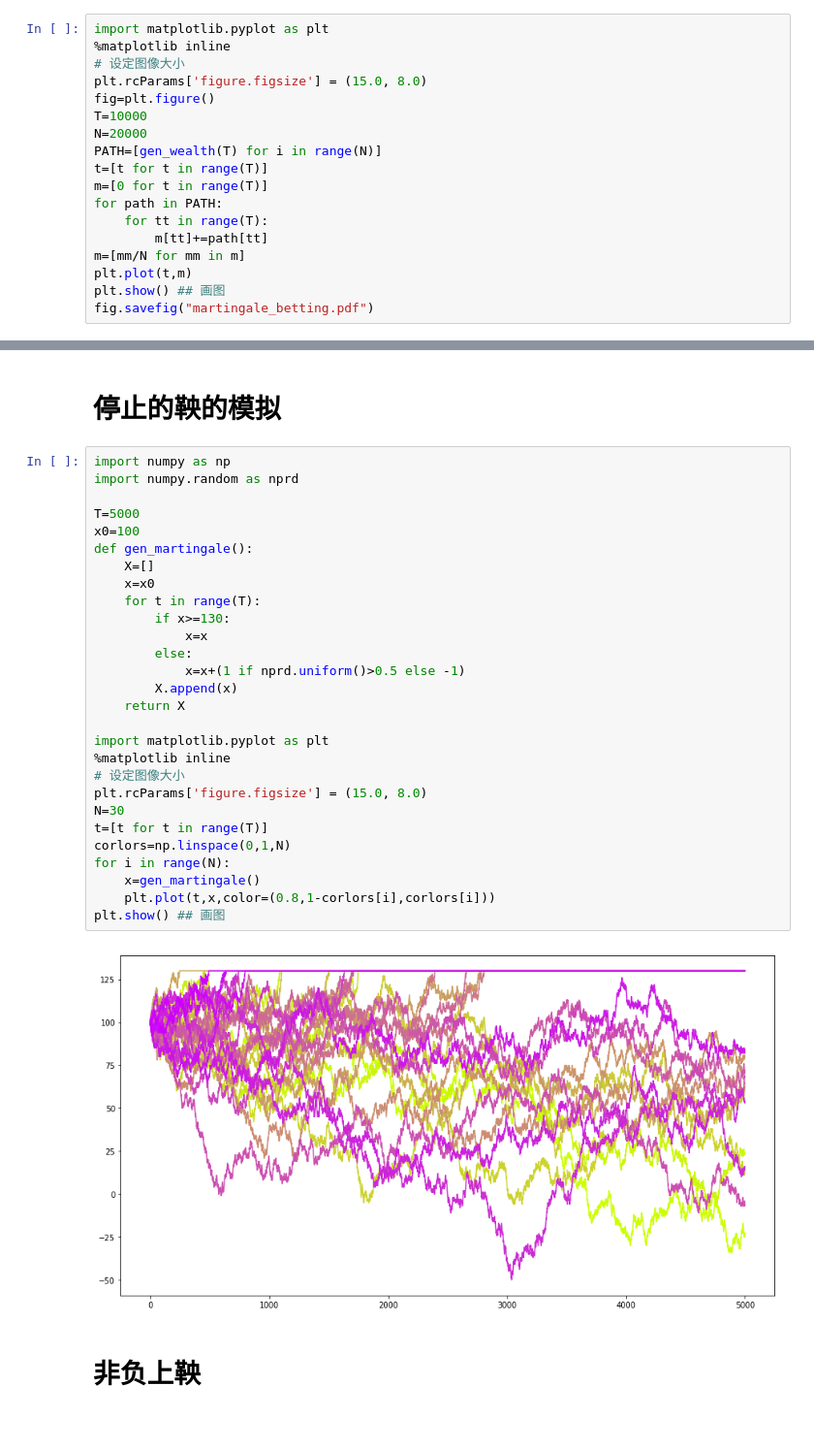
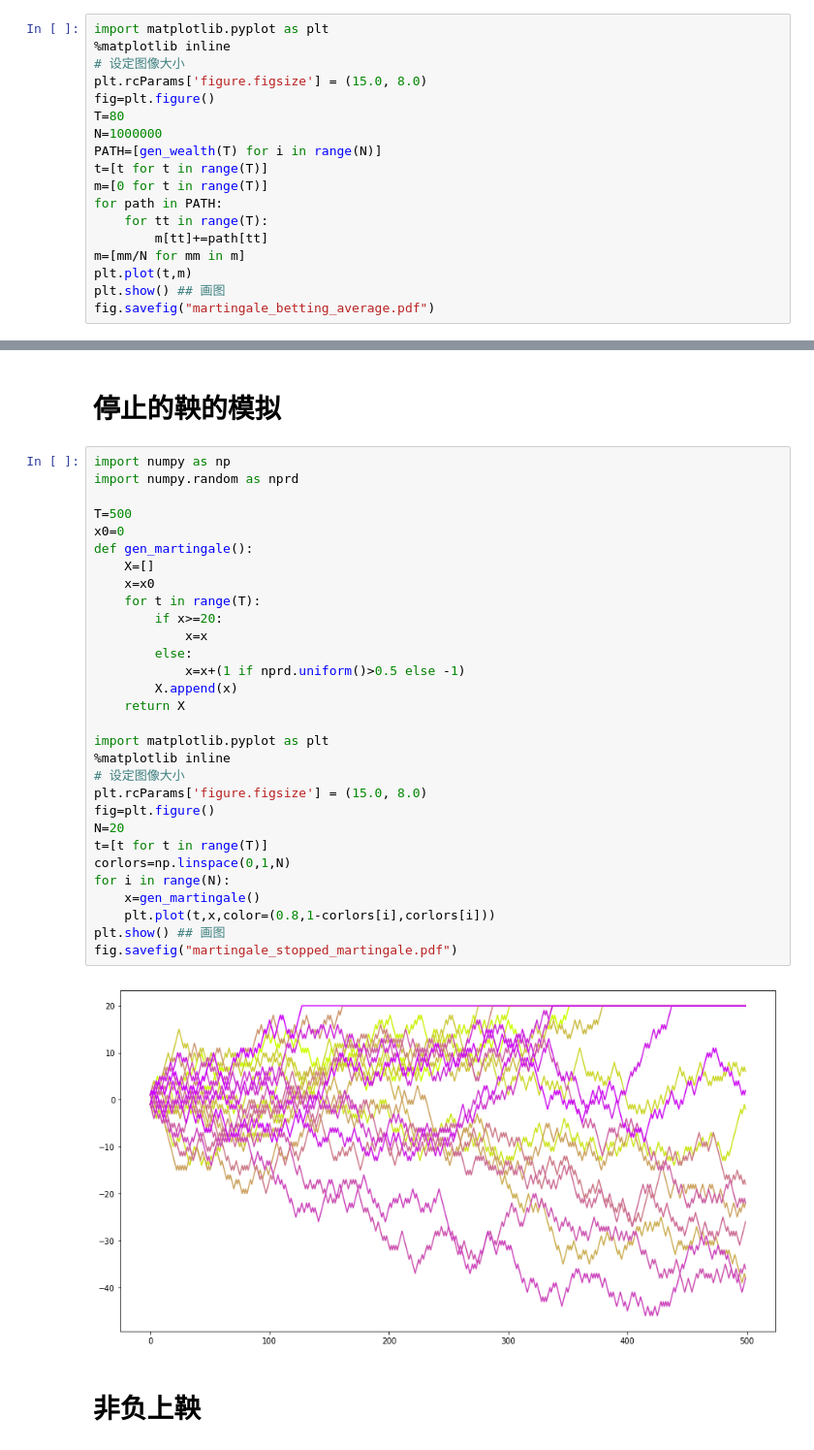
Before and after one commit to sijichun/MathStatsCode, a Jupyter notebook: notebook_python/Martingale.ipynb, the cells around one changed output, grey strips where cells are left out. Shown at 97% size. Saved outputs shown, nothing was run; the diff lists cells and outputs as text.

Commit message:
stopped martingale

```diff
--- a/notebook_python/Martingale.ipynb
+++ b/notebook_python/Martingale.ipynb
@@ -85,8 +85,8 @@ import matplotlib.pyplot as plt
 # 设定图像大小
 plt.rcParams['figure.figsize'] = (15.0, 8.0)
 fig=plt.figure()
-T=10000
-N=20000
+T=80
+N=1000000
 PATH=[gen_wealth(T) for i in range(N)]
 t=[t for t in range(T)]
 m=[0 for t in range(T)]
@@ -96,5 +96,5 @@ for path in PATH:
 m=[mm/N for mm in m]
 plt.plot(t,m)
 plt.show() ## 画图
-fig.savefig("martingale_betting.pdf")
+fig.savefig("martingale_betting_average.pdf")
 # %% [output]
@@ -136,33 +136,35 @@ plt.show() ## 画图
 # %%
 import numpy as np
 import numpy.random as nprd
 
-T=5000
-x0=100
+T=500
+x0=0
 def gen_martingale():
     X=[]
     x=x0
     for t in range(T):
-        if x>=130:
+        if x>=20:
             x=x
         else:
             x=x+(1 if nprd.uniform()>0.5 else -1)
         X.append(x)
     return X
 
 import matplotlib.pyplot as plt
 %matplotlib inline
 # 设定图像大小
 plt.rcParams['figure.figsize'] = (15.0, 8.0)
-N=30
+fig=plt.figure()
+N=20
 t=[t for t in range(T)]
 corlors=np.linspace(0,1,N)
 for i in range(N):
     x=gen_martingale()
     plt.plot(t,x,color=(0.8,1-corlors[i],corlors[i]))
 plt.show() ## 画图
+fig.savefig("martingale_stopped_martingale.pdf")
 # %% [output]
-[figure, old version]
+[figure, new version]
 # %% [markdown]
 # 非负上鞅
 # %%
```
Also changed, not shown: parts of 2 cells of this notebook.
